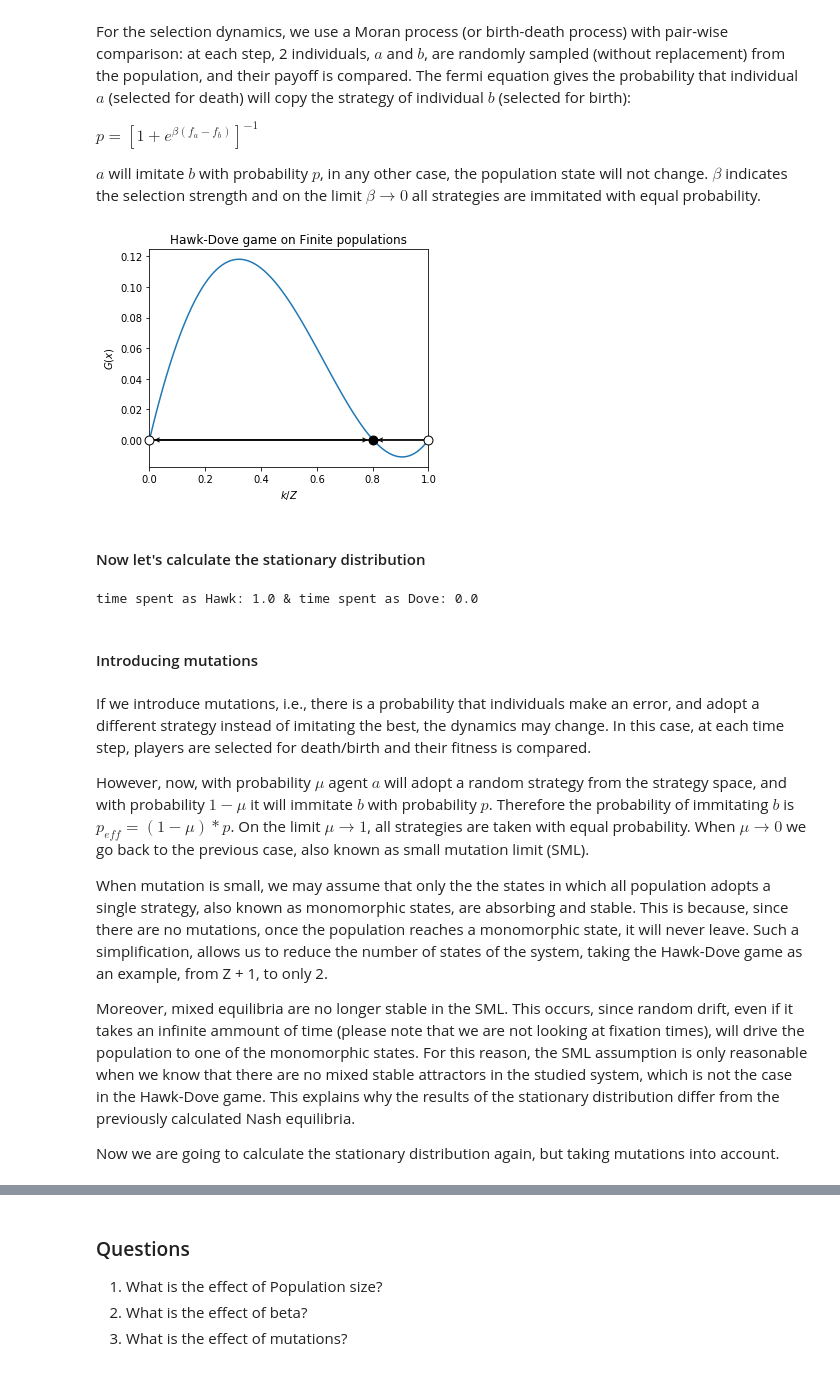
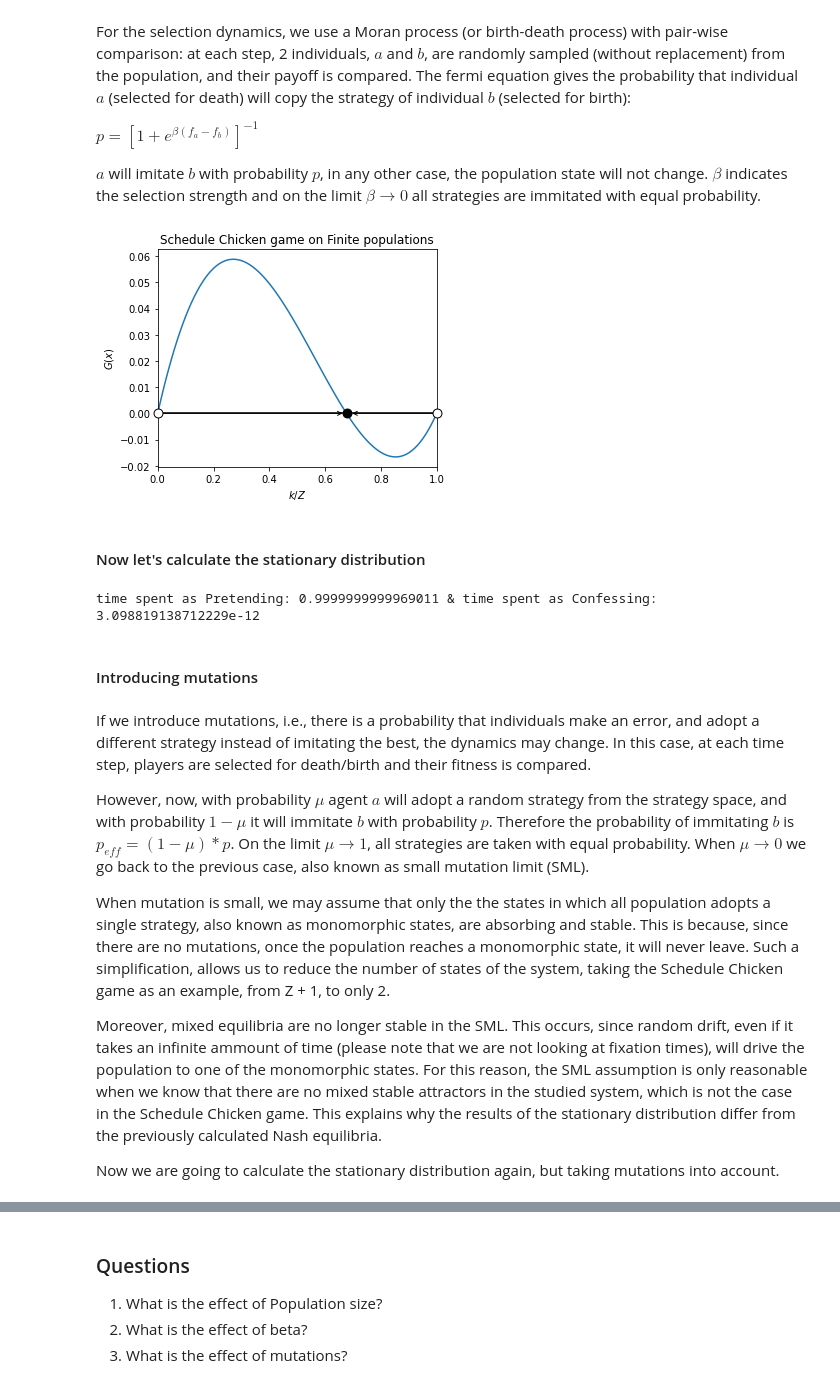
Before and after one commit to Socrats/CGT-Assignment1-2ndSession, a Jupyter notebook: CGT-Exercise.ipynb, the cells around one changed output, grey strips where cells are left out. Saved outputs shown, nothing was run; the diff lists cells and outputs as text; code cells hidden in the pictures.

Commit message:
updated to Schedule Chicken Game

```diff
--- a/CGT-Exercise.ipynb
+++ b/CGT-Exercise.ipynb
@@ -75,10 +79,10 @@ strategy_j = 1 - strategy_i
 states = np.array((strategy_i,strategy_j)).T
 
 # Payoff matrix
-V = 2; D = 3; T = 1
+E = 2; F = 3; T = 1
 A = np.array([
-        [ (V-D)/2, V],
-        [ 0      , (V/2) - T],
+        [ (E-F)/2, E],
+        [ 0      , E-T],
     ])
 # %%
 # Calculate gradient
@@ -148,22 +146,22 @@ saddle_type, gradient_direction = find_saddle_type_and_gradient_direction(gradie
 # %%
 ax = plot_gradient(strategy_i,
                    gradients,
                    saddle_points,
                    saddle_type,
                    gradient_direction,
-                   'Hawk-Dove game on Finite populations',
+                   'Schedule Chicken game on Finite populations',
                    xlabel='$k/Z$')
 plt.show()
 # %% [output]
-[figure, old version]
+[figure, new version]
 # %% [markdown]
 #### Now let's calculate the stationary distribution
 # %%
 evolver.mu = 0
 stationary_SML = evolver.calculate_stationary_distribution(beta)
-print("time spent as Hawk: {} & time spent as Dove: {}".format(*stationary_SML))
+print("time spent as Pretending: {} & time spent as Confessing: {}".format(*stationary_SML))
 # %% [output]
-time spent as Hawk: 1.0 & time spent as Dove: 0.0
+time spent as Pretending: 0.9999999999969011 & time spent as Confessing: 3.098819138712229e-12
 # %% [markdown]
 #### Introducing mutations
 # %% [markdown]
@@ -171,9 +169,9 @@ If we introduce mutations, i.e., there is a probability that individuals make an
 
 However, now, with probability $\mu$ agent $a$ will adopt a random strategy from the strategy space, and with probability $1-\mu$ it will immitate $b$ with probability $p$. Therefore the probability of immitating $b$ is $p_{eff} = (1-\mu)*p$. On the limit $\mu \xrightarrow{} 1$, all strategies are taken with equal probability. When $\mu \xrightarrow{} 0$ we go back to the previous case, also known as small mutation limit (SML).
 
-When mutation is small, we may assume that only the the states in which all population adopts a single strategy, also known as monomorphic states, are absorbing and stable. This is because, since there are no mutations, once the population reaches a monomorphic state, it will never leave. Such a simplification, allows us to reduce the number of states of the system, taking the Hawk-Dove game as an example, from Z + 1, to only 2.
+When mutation is small, we may assume that only the the states in which all population adopts a single strategy, also known as monomorphic states, are absorbing and stable. This is because, since there are no mutations, once the population reaches a monomorphic state, it will never leave. Such a simplification, allows us to reduce the number of states of the system, taking the Schedule Chicken game as an example, from Z + 1, to only 2.
 
-Moreover, mixed equilibria are no longer stable in the SML. This occurs, since random drift, even if it takes an infinite ammount of time (please note that we are not looking at fixation times), will drive the population to one of the monomorphic states. For this reason, the SML assumption is only reasonable when we know that there are no mixed stable attractors in the studied system, which is not the case in the Hawk-Dove game. This explains why the results of the stationary distribution differ from the previously calculated Nash equilibria.
+Moreover, mixed equilibria are no longer stable in the SML. This occurs, since random drift, even if it takes an infinite ammount of time (please note that we are not looking at fixation times), will drive the population to one of the monomorphic states. For this reason, the SML assumption is only reasonable when we know that there are no mixed stable attractors in the studied system, which is not the case in the Schedule Chicken game. This explains why the results of the stationary distribution differ from the previously calculated Nash equilibria.
 
 Now we are going to calculate the stationary distribution again, but taking mutations into account.
 # %%
```
Also changed, not shown: parts of 11 cells of this notebook, 1 other file.
